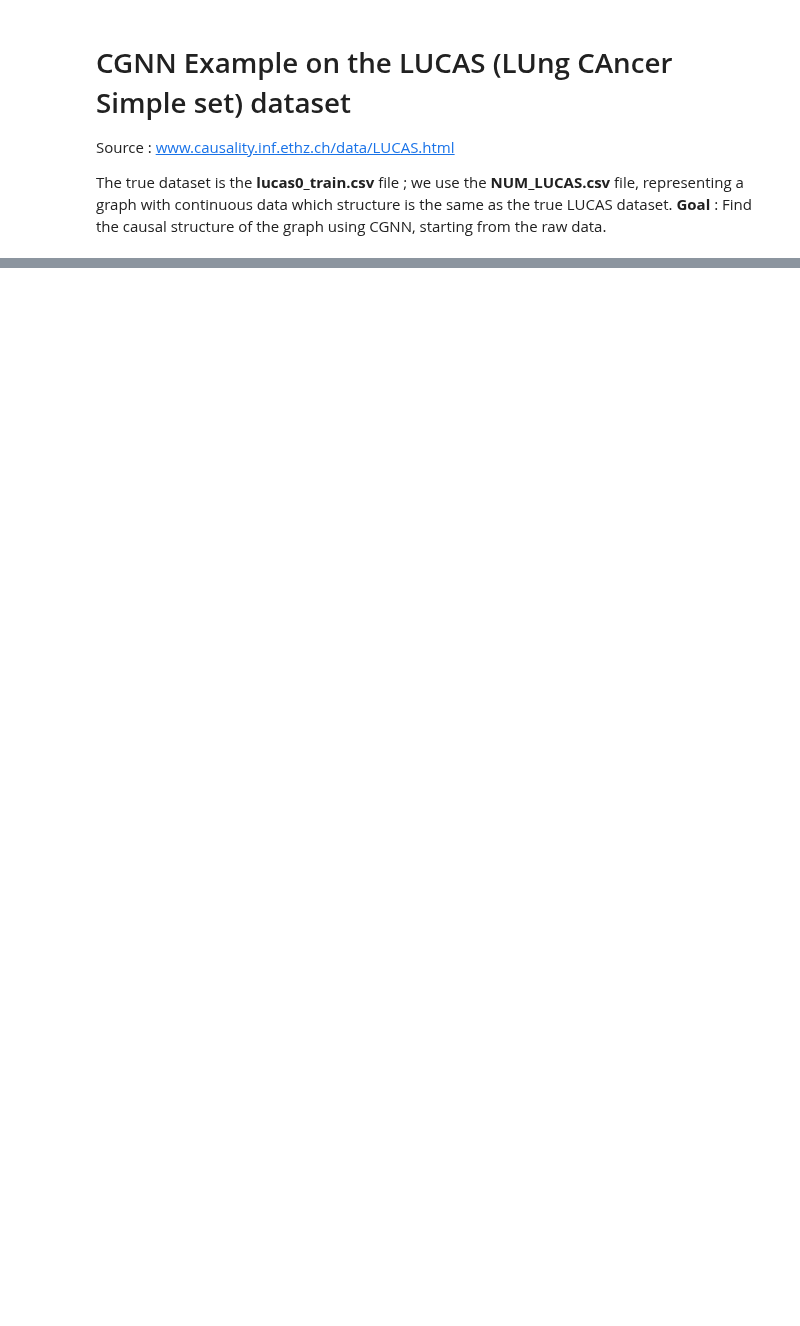
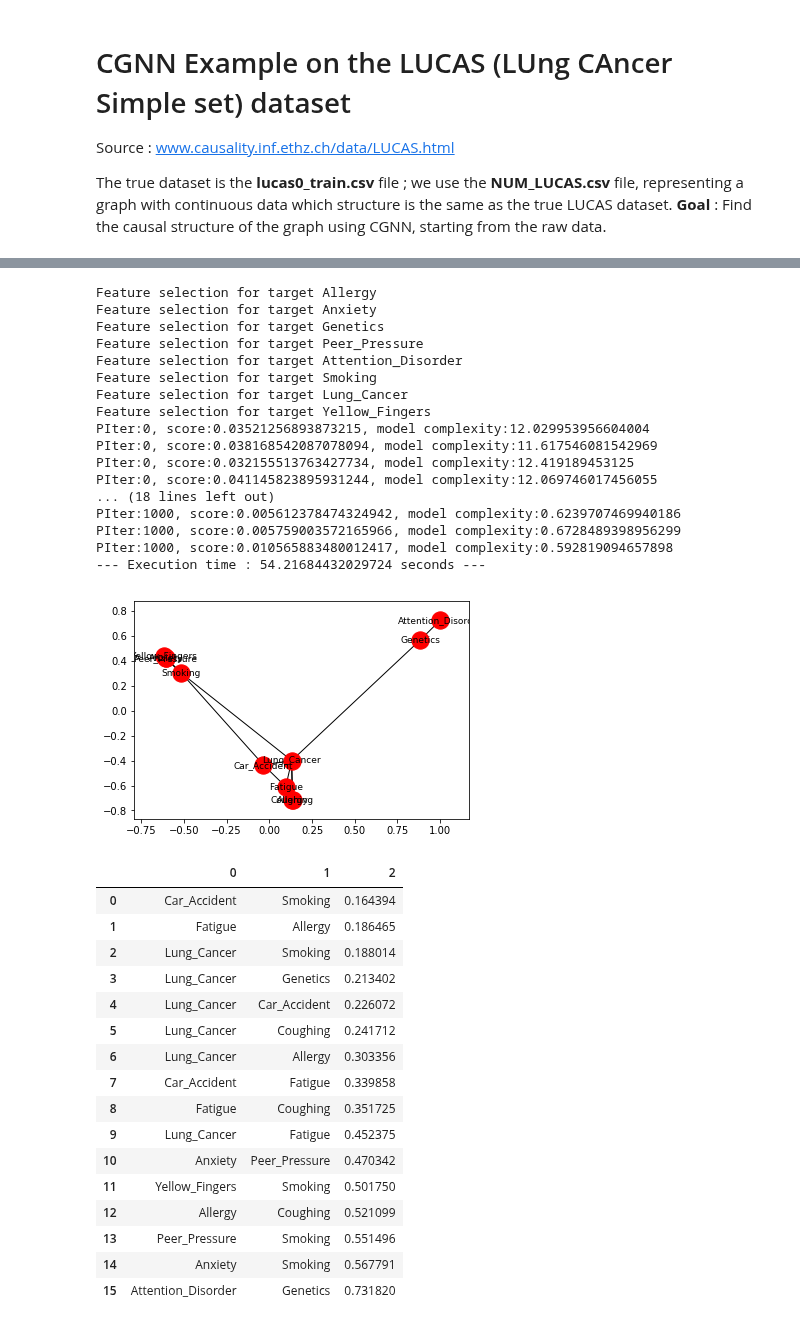
Before and after one commit to FenTechSolutions/CausalDiscoveryToolbox, a Jupyter notebook: LUCAS_example/Discovery_LUCAS.ipynb, the cells around one changed output, grey strips where cells are left out. Drawn from its saved outputs; the diff is of its cells as text; code cells hidden in the pictures; blank space fills up the shorter version.

```diff
--- a/LUCAS_example/Discovery_LUCAS.ipynb
+++ b/LUCAS_example/Discovery_LUCAS.ipynb
@@ -49,8 +45,48 @@ data.head()
 # %%
 # Finding the structure of the graph
 from cdt.independence.graph import FSGNN
 Fsgnn = FSGNN()
+start_time = time.time()
 ugraph = Fsgnn.create_skeleton_from_data(data)
+print("--- Execution time : %s seconds ---" % (time.time() - start_time))
 ugraph.plot()
+# List results
+pd.DataFrame(ugraph.list_edges())
+# %% [output]
+Feature selection for target Allergy
+Feature selection for target Anxiety
+Feature selection for target Genetics
+Feature selection for target Peer_Pressure
+Feature selection for target Attention_Disorder
+Feature selection for target Smoking
+Feature selection for target Lung_Cancer
+Feature selection for target Yellow_Fingers
+PIter:0, score:0.03521256893873215, model complexity:12.029953956604004
+PIter:0, score:0.038168542087078094, model complexity:11.617546081542969
+PIter:0, score:0.032155513763427734, model complexity:12.419189453125
+PIter:0, score:0.041145823895931244, model complexity:12.069746017456055
+... (18 lines left out)
+PIter:1000, score:0.005612378474324942, model complexity:0.6239707469940186
+PIter:1000, score:0.005759003572165966, model complexity:0.6728489398956299
+PIter:1000, score:0.010565883480012417, model complexity:0.592819094657898
+--- Execution time : 54.21684432029724 seconds ---
+[figure, added]
+|  | 0 | 1 | 2 |
+| 0 | Car_Accident | Smoking | 0.164394 |
+| 1 | Fatigue | Allergy | 0.186465 |
+| 2 | Lung_Cancer | Smoking | 0.188014 |
+| 3 | Lung_Cancer | Genetics | 0.213402 |
+| 4 | Lung_Cancer | Car_Accident | 0.226072 |
+| 5 | Lung_Cancer | Coughing | 0.241712 |
+| 6 | Lung_Cancer | Allergy | 0.303356 |
+| 7 | Car_Accident | Fatigue | 0.339858 |
+| 8 | Fatigue | Coughing | 0.351725 |
+| 9 | Lung_Cancer | Fatigue | 0.452375 |
+| 10 | Anxiety | Peer_Pressure | 0.470342 |
+| 11 | Yellow_Fingers | Smoking | 0.501750 |
+| 12 | Allergy | Coughing | 0.521099 |
+| 13 | Peer_Pressure | Smoking | 0.551496 |
+| 14 | Anxiety | Smoking | 0.567791 |
+| 15 | Attention_Disorder | Genetics | 0.731820 |
 # %%
 # Orient the edges of the graph
```
Also changed, not shown: parts of 4 cells of this notebook, 5 other files.
